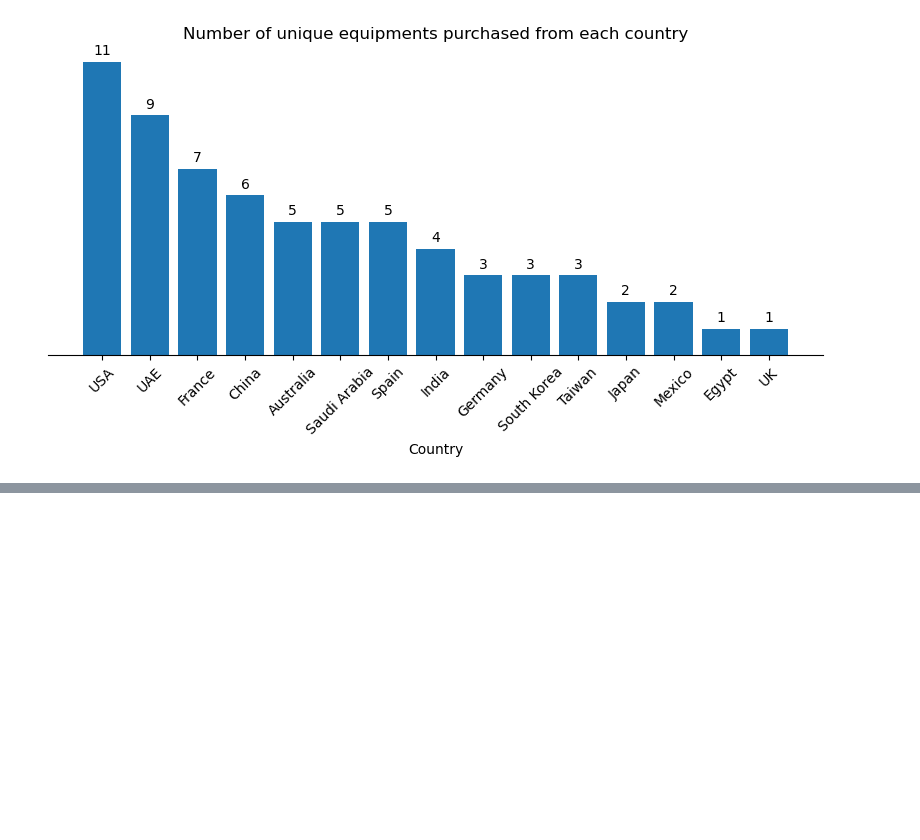
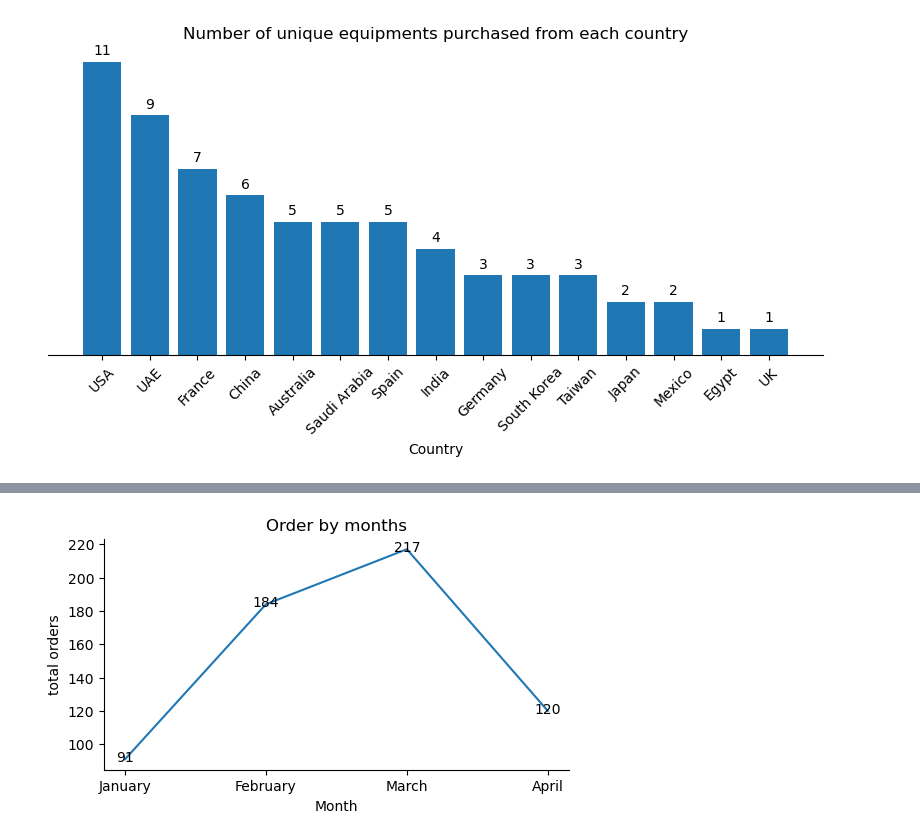
Before and after one commit to valezenwanne/Hospital_Procurement_Data_Analysis, a Jupyter notebook: Hospital Procurement Data Analysis.ipynb, the cells around one changed output, grey strips where cells are left out. Saved outputs shown, nothing was run; the diff lists cells and outputs as text; code cells hidden in the pictures; blank space fills up the shorter version.

Commit message:
added charts

```diff
--- a/Hospital Procurement Data Analysis.ipynb
+++ b/Hospital Procurement Data Analysis.ipynb
@@ -1314,0 +1317,3 @@ plt.show()
+# %%
+#create order month integer
+df['Month'] = df['Date Ordered'].dt.month
@@ -1314,0 +1328,4 @@ plt.show()
+# %%
+# Quantity ordered by months
+order_month = df.groupby(['Month','Order Month'], as_index=False).agg(total_qty=('Quantity', 'sum')).sort_values('Month', ascending=True)
+order_month
@@ -1314,0 +1338,16 @@ plt.show()
+# %%
+fig, ax = plt.subplots(figsize=[6,3])
+ax.plot(order_month['Order Month'], order_month['total_qty'])
+
+
+ax.spines[['top', 'right']].set_visible(False)
+ax.set_title('Order by months')
+ax.set_xlabel('Month')
+ax.set_ylabel('total orders')
+#ax.tick_params(axis='x', rotation=45)
+for index, values in enumerate(order_month['total_qty']):
+    ax.annotate(values, xy=(index, values+1), ha='center', va='center')
+
+plt.show()
+# %% [output]
+[figure, added]
```
Also changed, not shown: parts of 8 cells of this notebook.
